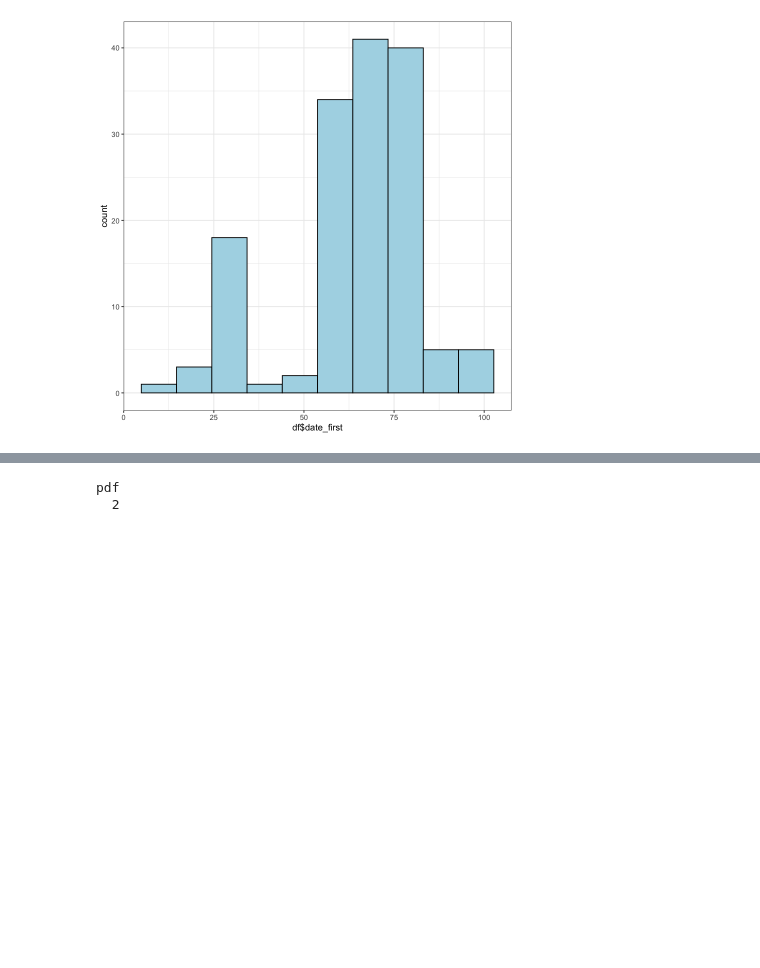
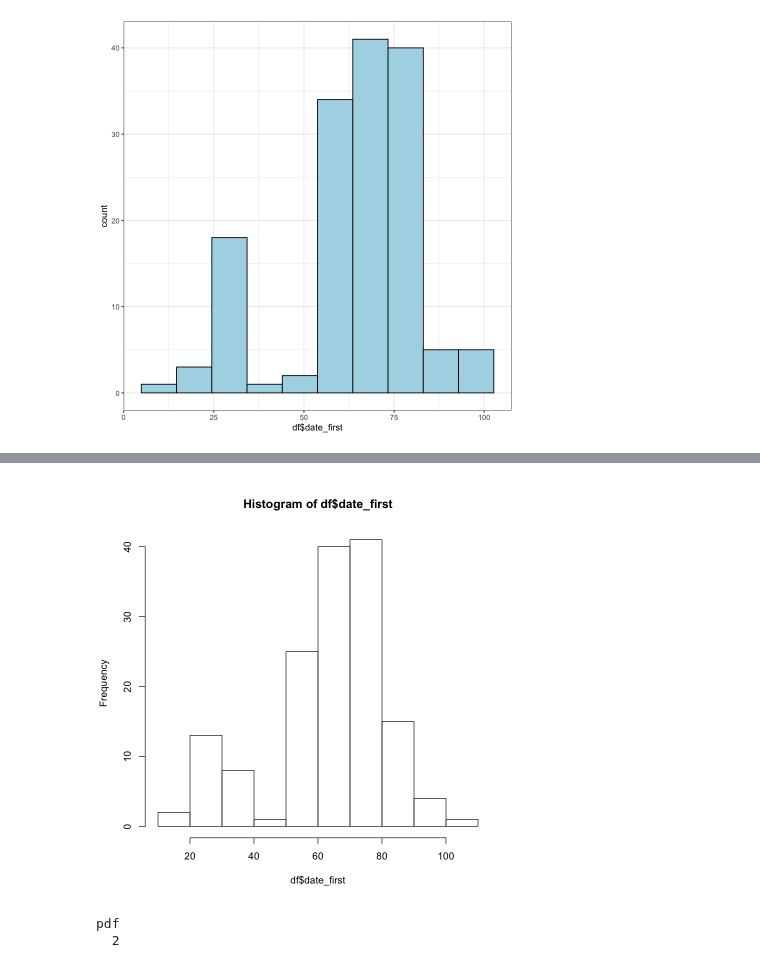
Before and after one commit to nori0724/COVID-19, a Jupyter notebook: notebook/修論用/探索的データ解析plot用.ipynb, the cells around one changed output, grey strips where cells are left out. Drawn from its saved outputs; the diff is of its cells as text; code cells hidden in the pictures; blank space fills up the shorter version.

```diff
--- a/notebook/修論用/探索的データ解析plot用.ipynb
+++ b/notebook/修論用/探索的データ解析plot用.ipynb
@@ -186,3 +192,7 @@ Saving 7 x 7 in image
+# %%
+hist(df$date_first)
+# %% [output]
+[figure, added]
 # %%
 setEPS()
 postscript("/Users/masanoritakahashi/Documents/講義/ゼミ/M2/空間生存時間/修士論文/plot/date_first_world.eps")
```
Also changed, not shown: parts of 1 cell of this notebook.
